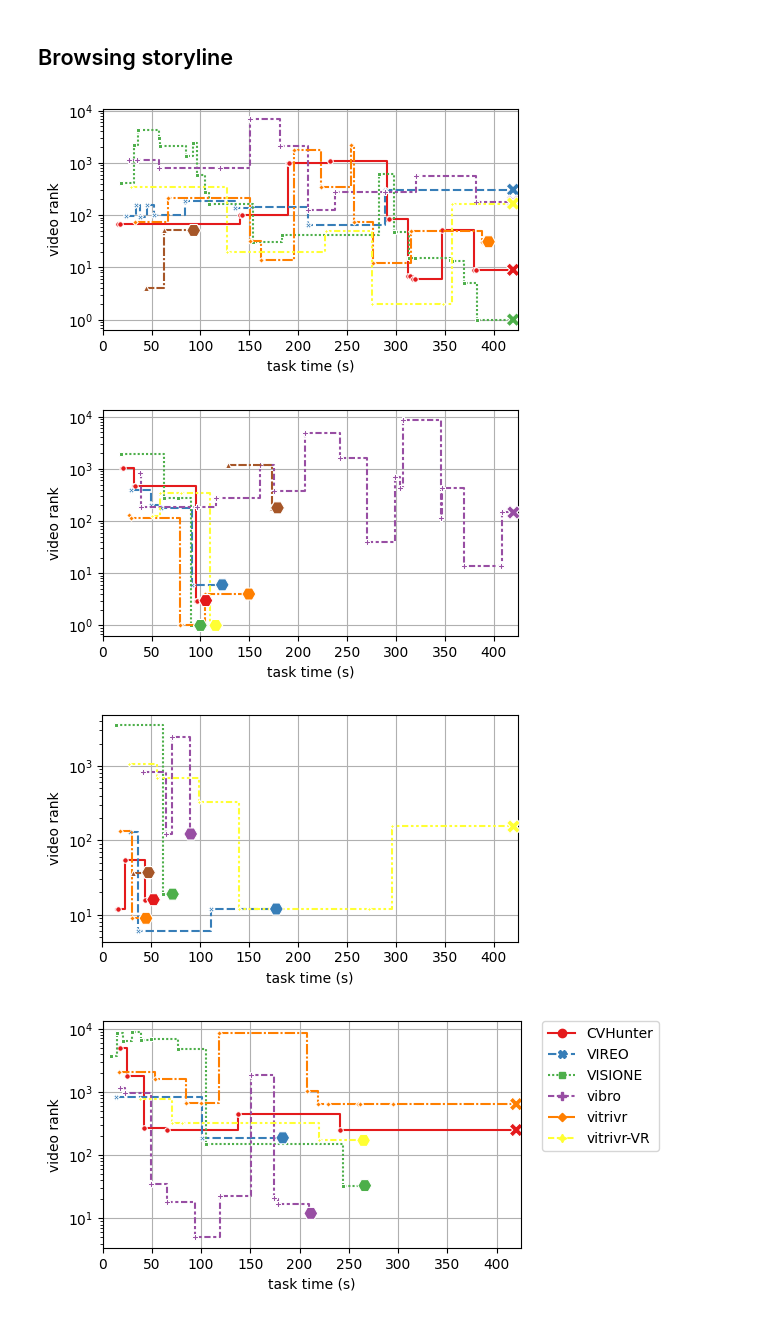
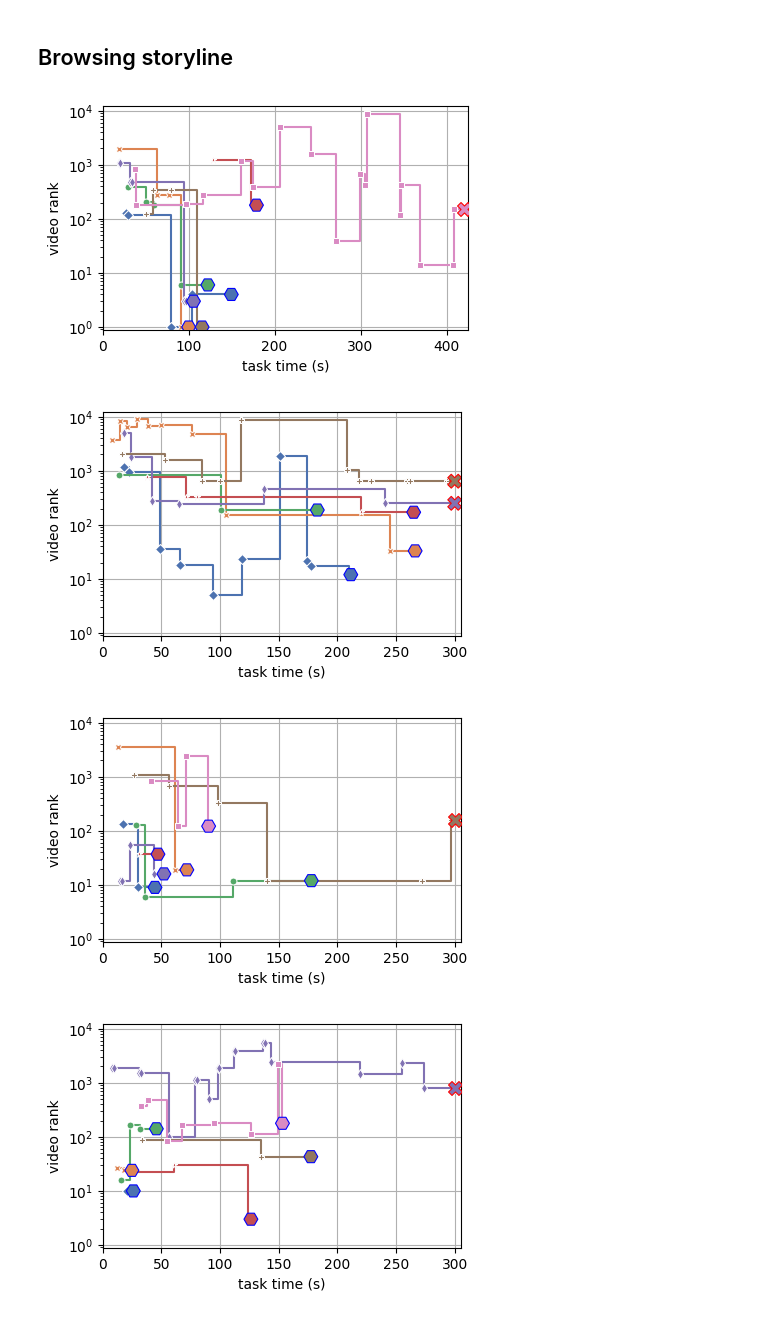
Before and after one commit to sauterl/VBS23-Post-Hoc-Analysis, a Jupyter notebook: src/python/notebooks/browsing.ipynb, the cells around one changed output. Cells and saved outputs as stored; diff of their text form; code cells hidden in the pictures.

```diff
--- a/src/python/notebooks/browsing.ipynb
+++ b/src/python/notebooks/browsing.ipynb
@@ -480,13 +457,19 @@ def compute_data_for_browsing_storyline(data, teams, logs, best_user=True):
 
     return total_df
 
-def build_browsing_storyline_plot(data, figsize=[5, 3], user=0, teams=[], task="vbs23-kis-v1", rank_column="rank_shot_margin_0", task_end_time=420, show_title=False, show_legend=True):
+def build_browsing_storyline_plot(data, figsize=[5, 3], user=0, lteams=[], task="vbs23-kis-v1", rank_column="rank_shot_margin_0", show_title=False, show_legend=True):
     data = data[["elapsed_since_task_start_ms", "team", "task", "user", rank_column, "correct_submission_time_ms"]]
     #data = data.rename(columns={"rank_shot_margin_0": "frame", "rank_video": "video"})
     data = data.replace(np.inf, np.nan)
-    data = data[data['team'].isin(teams) & (data['task'] == task)]
+    data = data[data['team'].isin(lteams) & (data['task'] == task)]
     data = data.rename(columns={rank_column: "rank"})
     #data = data.melt(id_vars=["elapsed_since_task_start_ms", "team", "task", "user", "correct_submission_time_ms"], var_name="rank_type", value_name="rank")
+
+    # task end time is 420 seconds (7 minutes) for Textual KIS tasks, 300 seconds (5 minutes) otherwise
+    if 't' in task.split('-')[-1]:
+        task_end_time = 420
+    else:
+        task_end_time = 300
 
     # substitute nans in the column correct_submission_time_ms with task_end_time * 1000
     data['correct_submission_time_ms'] = data['correct_submission_time_ms'].fillna(task_end_time * 1000)
@@ -506,25 +489,27 @@ def build_browsing_storyline_plot(data, figsize=[5, 3], user=0, teams=[], task="
 
     f, ax = plt.subplots(figsize=figsize)
 
-    teams = data['team'].unique()
-    pal = dict(zip(teams, sns.color_palette("Set1", n_colors=len(teams))))
+    # teams = data['team'].unique()
+    pal = dict(zip(lteams, sns.color_palette("deep", n_colors=len(lteams))))
+    markers = dict(zip(lteams, ['D', 'X', 'o', '*', 'd', 'P', 's']))
 
     ax.set_yscale("log")
     ax.set_ylabel('shot rank' if rank_column == "rank_shot_margin_0" else 'video rank')
     ax.set_xlabel('task time (s)')
     ax.set_xlim(0, task_end_time + 5)
+    ax.set_ylim(0, 12000)
     if show_title:
         ax.set_title(task)
     ax.grid(True)
-    sns.lineplot(data=data, x="elapsed_ms", y="rank", hue="team", style="team", drawstyle="steps-post", markers=True, palette=pal, marker='o', markersize=4)
+    sns.lineplot(data=data, x="elapsed_ms", y="rank", hue="team", style="team", drawstyle="steps-post", palette=pal, markers=markers, markersize=5, dashes=False)
 
     # draw the correct submission point
     data_submission_ok = data[(data['elapsed_since'] == "correct_submission_time_ms") & (data['elapsed_ms'] < task_end_time)]
-    sns.scatterplot(data=data_submission_ok, x="elapsed_ms", y="rank", hue="team", markers=True, marker='H', s=100, legend=False, palette=pal, zorder=10)
+    sns.scatterplot(data=data_submission_ok, x="elapsed_ms", y="rank", hue="team", markers=True, marker='H', s=100, legend=False, palette=pal, zorder=10, edgecolor='b')
 
     # draw the correct submission point
     data_submission_wrong = data[(data['elapsed_since'] == "correct_submission_time_ms") & (data['elapsed_ms'] == task_end_time)]
-    sns.scatterplot(data=data_submission_wrong, x="elapsed_ms", y="rank", hue="team", markers=True, marker='X', s=100, legend=False, palette=pal, zorder=10)
+    sns.scatterplot(data=data_submission_wrong, x="elapsed_ms", y="rank", hue="team", markers=True, marker='X', s=100, legend=False, palette=pal, zorder=10, edgecolor='r')
 
     # draw legend outside of plot
     if show_legend:
@@ -534,19 +519,27 @@ def build_browsing_storyline_plot(data, figsize=[5, 3], user=0, teams=[], task="
 # %%
 df_storyline = compute_data_for_browsing_storyline(comp_data, teams, logs, best_user=True)
 df_storyline.loc[df_storyline['team'] == 'HTW', 'team'] = 'vibro'
-# df_storyline = df_storyline[df_storyline['team'] != 'Verge']
-tasks = ['vbs23-kis-t3', 'vbs23-kis-t5', 'vbs23-kis-v5', 'vbs23-kis-v-m4']
+
+# put Verge at the end of the teams_adj list
+teams_fixed_ordering = [x for x in teams_adj if x != 'Verge' and x != 'VideoCLIP'] + ['Verge']
+
+# order df_storyline by team, following the order of teams_adj
+df_storyline['team'] = pd.Categorical(df_storyline['team'], teams_fixed_ordering)
+df_storyline = df_storyline.sort_values(by=['team'])
+
+tasks = ['vbs23-kis-t5', 'vbs23-kis-v-m4', 'vbs23-kis-v5', 'vbs23-kis-v4', 'vbs23-kis-t3']
 # tasks = df_storyline['task'].unique()
+
 for i, t in enumerate(tasks):
     df_storyline_copy = df_storyline.copy()
-    x_size = 6.45 if i == len(tasks) - 1 else 5
+    x_size = 5.95 if i == len(tasks) - 1 else 4.5
     show_legend = True if i == len(tasks) - 1 else False
-    build_browsing_storyline_plot(df_storyline_copy, figsize=[x_size, 3], teams=teams_adj, task=t, rank_column="rank_video", show_title=False, show_legend=show_legend)
+    build_browsing_storyline_plot(df_storyline_copy, figsize=[x_size, 3], lteams=teams_fixed_ordering, task=t, rank_column="rank_video", show_title=False, show_legend=show_legend)
     plt.tight_layout()
     plt.savefig(f'plots/kis_browsing_storyline_{t}.pdf')
     plt.show()
 # %% [output]
-[figure, old version]
+[figure, new version]
-[figure, old version]
+[figure, new version]
-[figure, old version]
+[figure, new version]
-[figure, old version]
+[figure, new version]
```
Also changed, not shown: parts of 12 cells of this notebook, 1 other file.
